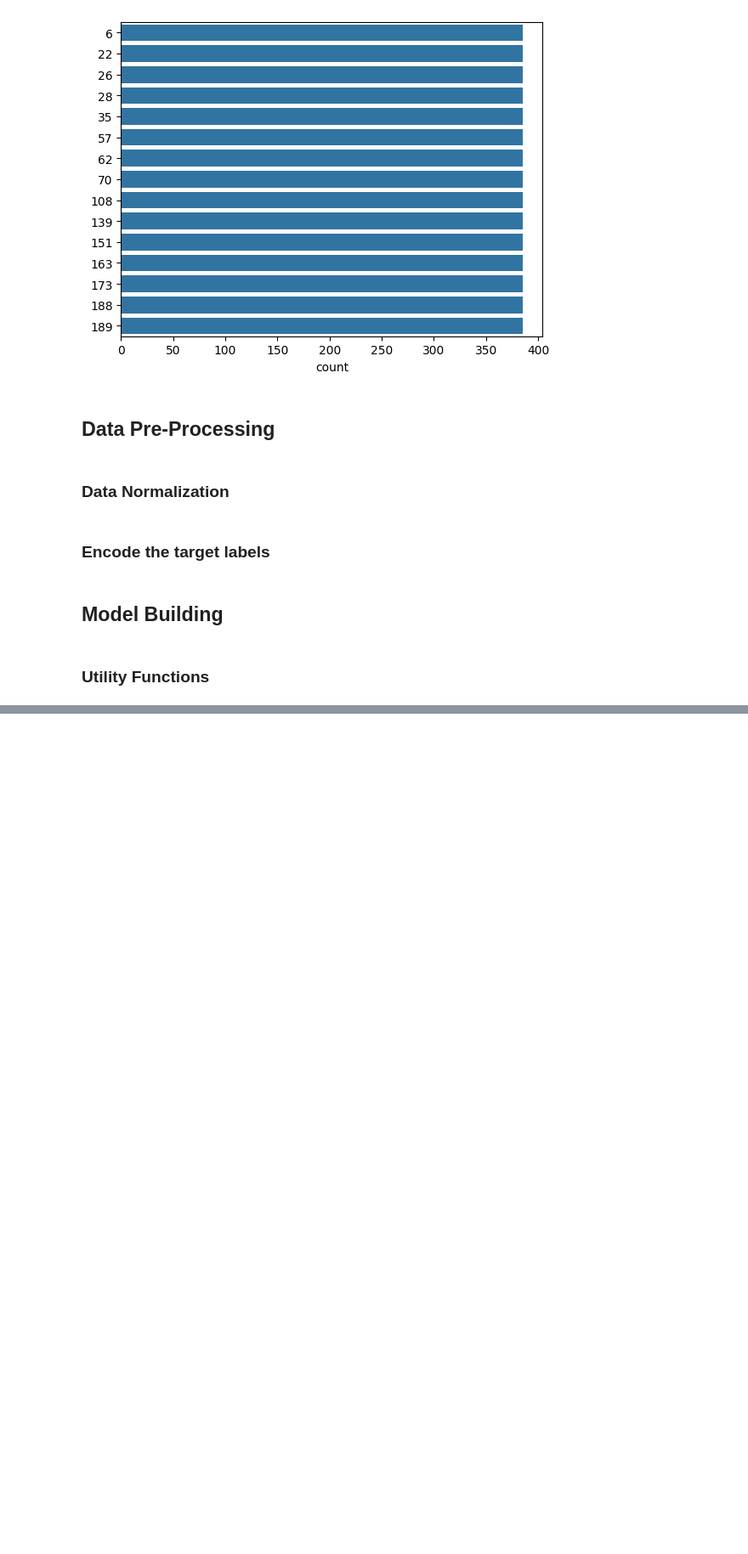
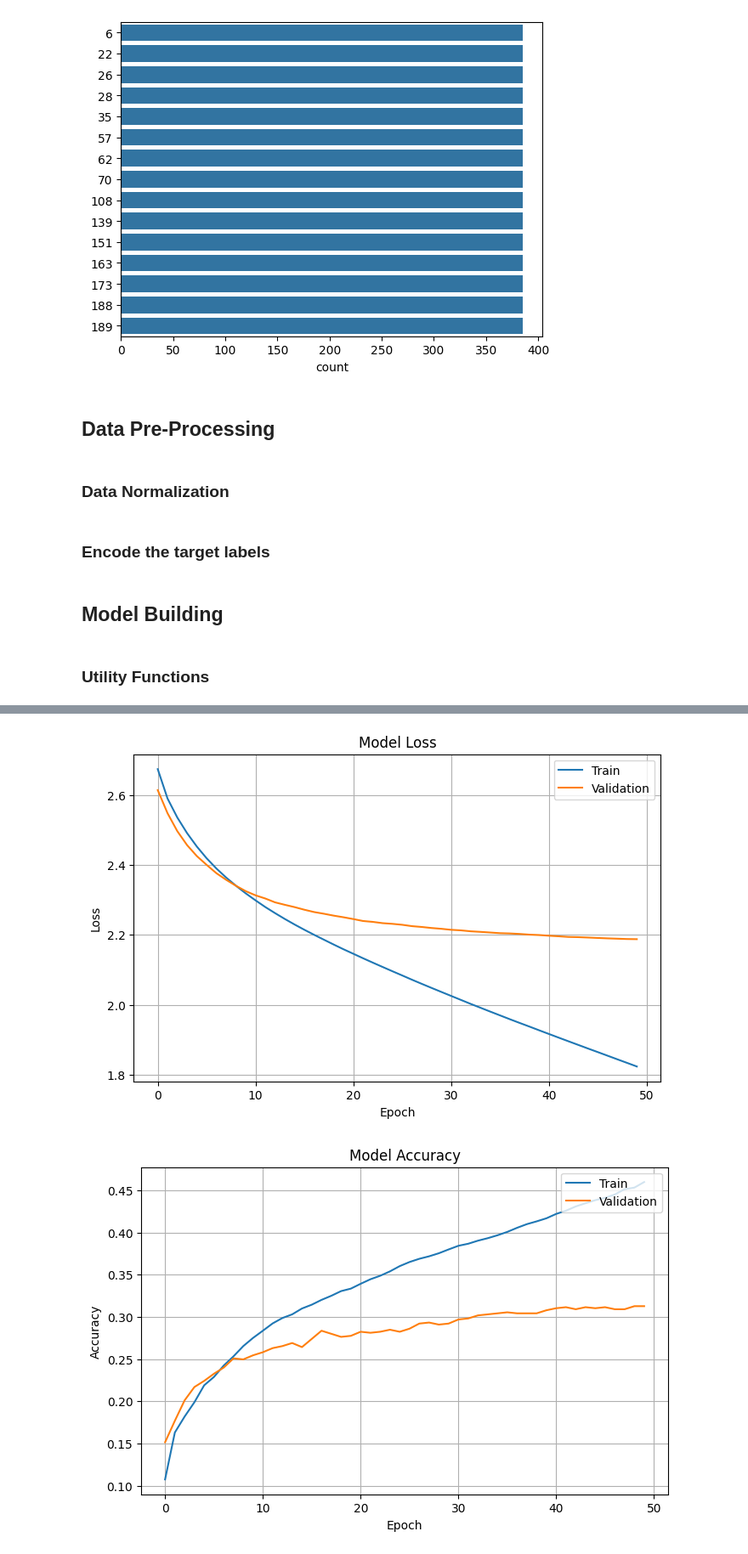
Before and after one commit to xinaxm4/Group1_Assignment, a Jupyter notebook: AI_Homework_2.ipynb, the cells around one changed output, grey strips where cells are left out. Shown at 85% size. Saved outputs shown, nothing was run; the diff lists cells and outputs as text; code cells hidden in the pictures; blank space fills up the shorter version.

```diff
--- a/AI_Homework_2.ipynb
+++ b/AI_Homework_2.ipynb
@@ -139,15 +139,15 @@ images_val_normalized = images_val.astype('float32') / 255.0
 # %% [markdown]
 ### Encode the target labels
 # %%
-# "LabelBinarizer is a preprocessing utility in sklearn.preprocessing
+# LabelBinarizer is a preprocessing utility in sklearn.preprocessing
 # that converts categorical labels into a binary (one-hot) representation. It is
 # useful for transforming multi-class labels into a format suitable for models
-# that require numerical input."
+# that require numerical input.
 
 # Used here so that the 15 classes can be represented in binary.
 enc = LabelBinarizer()
-labels_train_encoded = enc.fit_transform(labels_train)
-labels_val_encoded = enc.fit_transform(labels_val)
+y_train = enc.fit_transform(labels_train)
+y_val = enc.transform(labels_val)
 # %% [markdown]
 ## Model Building
 # %% [markdown]
@@ -220,13 +226,14 @@ def plot_confusion_matrix(model,predictors,target):
     plt.show()
 # %%
 # Utility function to visualize the model accuracy and loss curves
-def plot(history, metric):
+def plot(history, metric, save_path=None):
     """
     Plot training and validation curves for loss or accuracy.
 
     Parameters:
     - history: Keras History object.
     - metric: 'loss' or 'accuracy'
+    - save_path: path of location you want image saved
     """
     plt.figure(figsize=(8, 5))
     plt.plot(history.history[metric], label='Train')
@@ -236,4 +243,8 @@ def plot(history, metric):
     plt.ylabel(metric.capitalize())
     plt.legend(loc='upper right')
     plt.grid(True)
+
+    if save_path:
+        plt.savefig(save_path, dpi=plt.gcf().get_dpi())
+
     plt.show()
@@ -239,0 +255,24 @@ def plot(history, metric):
+# %%
+# 1. Define the model architecture
+model_sgd = Sequential() # Initializing model
+model_sgd.add(Flatten(input_shape=(64, 64, 3))) # Input layer
+model_sgd.add(Dense(128, activation='relu'))
+model_sgd.add(Dense(64, activation='relu'))
+
+model_sgd.add(Dense(15, activation='softmax')) # Output layer
+
+# 2. Compile the model with SGD optimizer
+model_sgd.compile(
+    optimizer=SGD(learning_rate=0.001),
+    loss='categorical_crossentropy',
+    metrics=['accuracy']
+)
+
+# 3. Train the model
+history_sgd = model_sgd.fit(
+    X_train, y_train,
+    validation_data=(X_val, y_val),
+    epochs=50,
+    batch_size=32,
+    verbose=1
+)
@@ -239,0 +297,7 @@ def plot(history, metric):
+# %%
+# 4 Plotting the loss and accuracy curves
+plot(history_sgd, 'loss')
+plot(history_sgd, 'accuracy')
+# %% [output]
+[figure, added]
+[figure, added]
```
Also changed, not shown: parts of 14 cells of this notebook.
